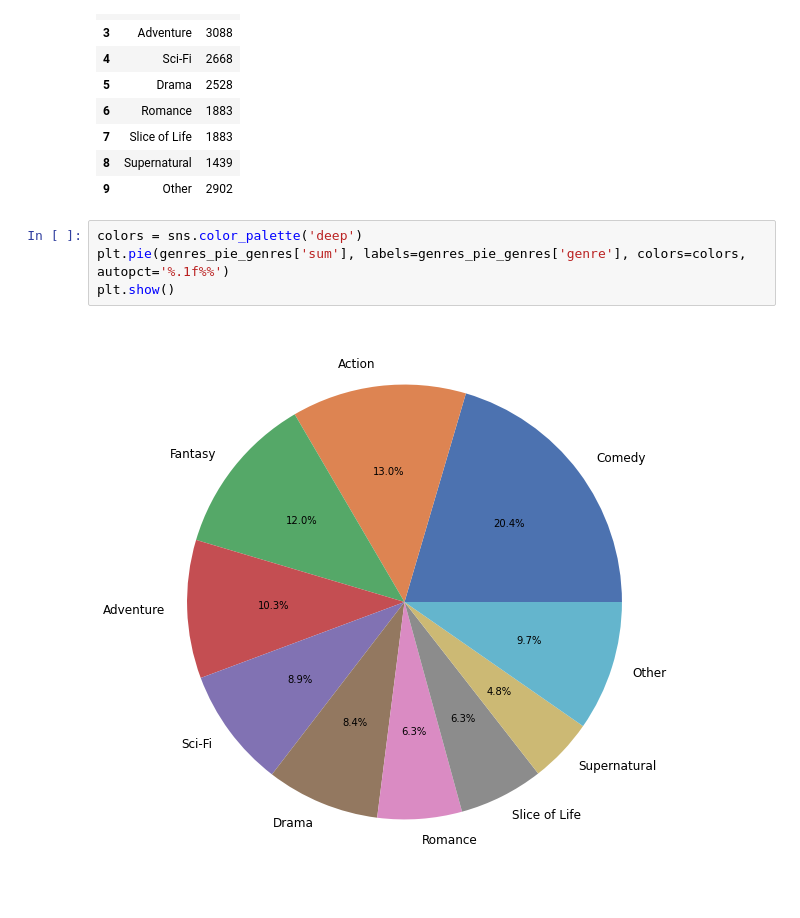
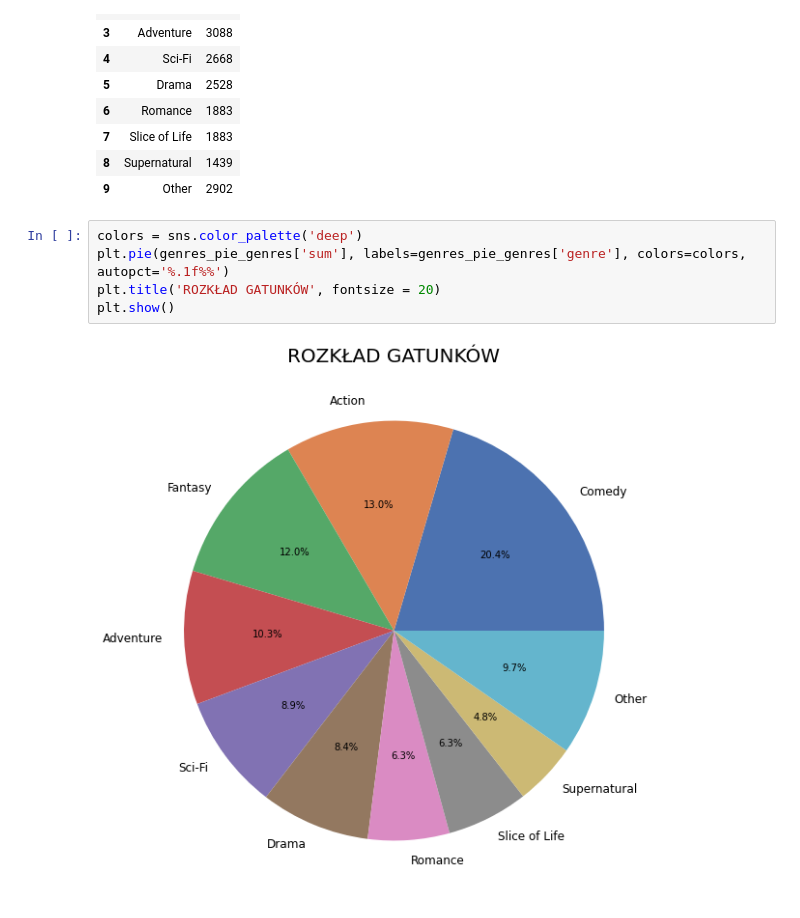
Before and after one commit to BloodyShrimp/Visualizing_Anime, a Jupyter notebook: data_refining.ipynb, the cells around one changed output. Drawn from its saved outputs; the diff is of its cells as text.

```diff
--- a/data_refining.ipynb
+++ b/data_refining.ipynb
@@ -644,6 +644,7 @@ genres_pie_genres
 # %%
 colors = sns.color_palette('deep')
 plt.pie(genres_pie_genres['sum'], labels=genres_pie_genres['genre'], colors=colors, autopct='%.1f%%')
+plt.title('ROZKŁAD GATUNKÓW', fontsize = 20)
 plt.show()
 # %% [output]
-[figure, old version]
+[figure, new version]
```
Also changed, not shown: parts of 6 cells of this notebook.
